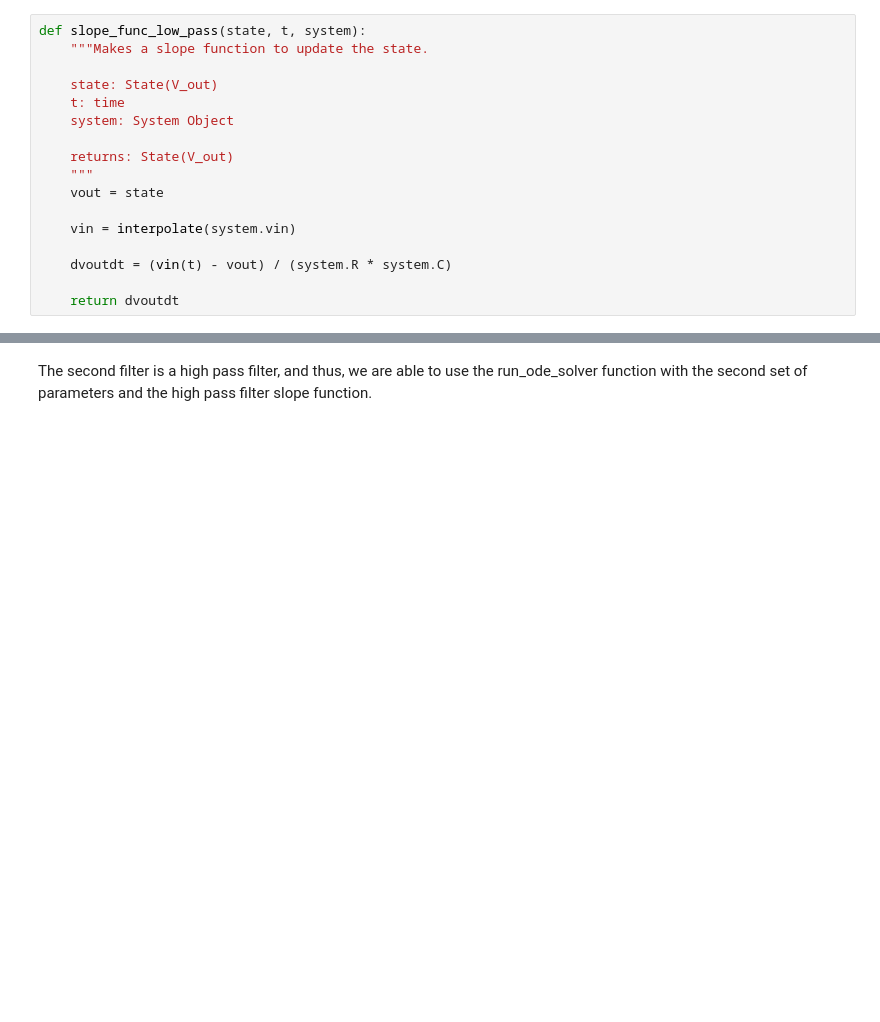
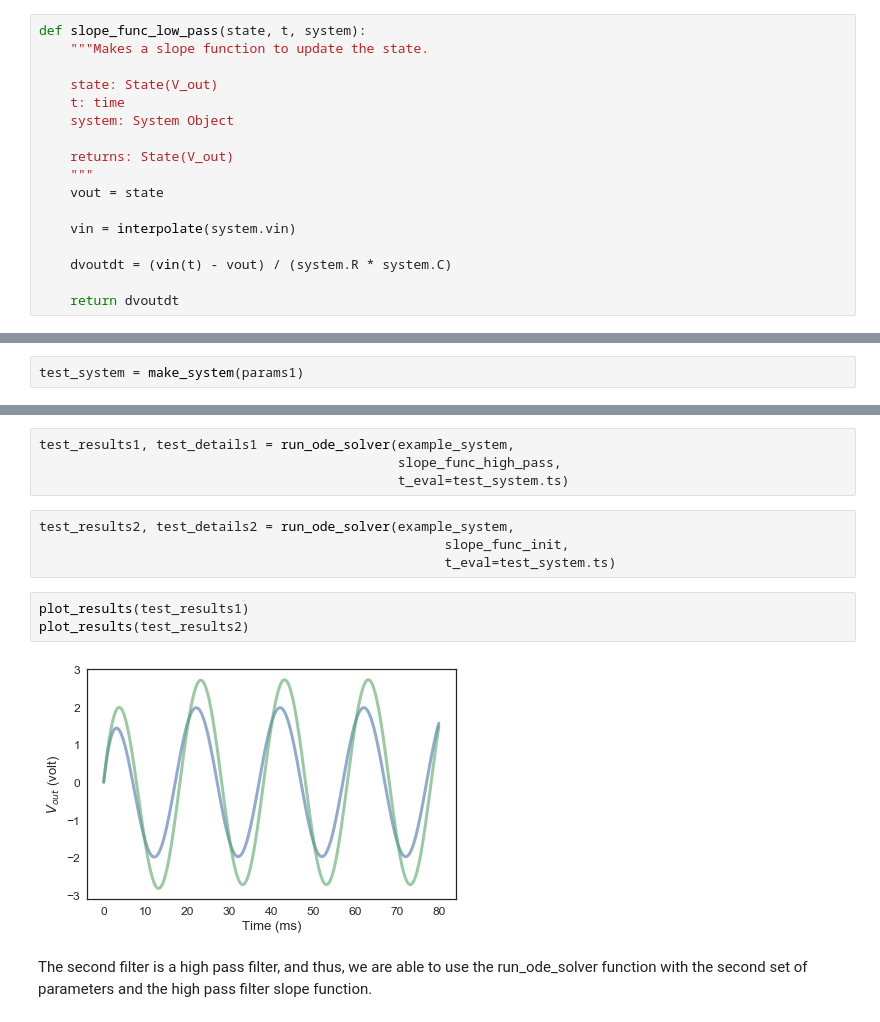
Before and after one commit to ThomasJagielski/ModSimPy, a Jupyter notebook: code/EKG Circuit Optimization Final.ipynb, the cells around one changed output, grey strips where cells are left out. Drawn from its saved outputs; the diff is of its cells as text; blank space fills up the shorter version.

```diff
--- a/code/EKG Circuit Optimization Final.ipynb
+++ b/code/EKG Circuit Optimization Final.ipynb
@@ -228,0 +237,2 @@ def slope_func_low_pass(state, t, system):
+# %%
+test_system = make_system(params1)
@@ -229,3 +252,16 @@ def slope_func_low_pass(state, t, system):
+# %%
+test_results1, test_details1 = run_ode_solver(example_system,
+                                              slope_func_high_pass,
+                                              t_eval=test_system.ts)
+# %%
+test_results2, test_details2 = run_ode_solver(example_system,
+                                                    slope_func_init,
+                                                    t_eval=test_system.ts)
+# %%
+plot_results(test_results1)
+plot_results(test_results2)
+# %% [output]
+[figure, added]
 # %% [markdown]
 The second filter is a high pass filter, and thus, we are able to use the run_ode_solver function with the second set of parameters and the high pass filter slope function.
 # %%
```
Also changed, not shown: parts of 27 cells of this notebook.
